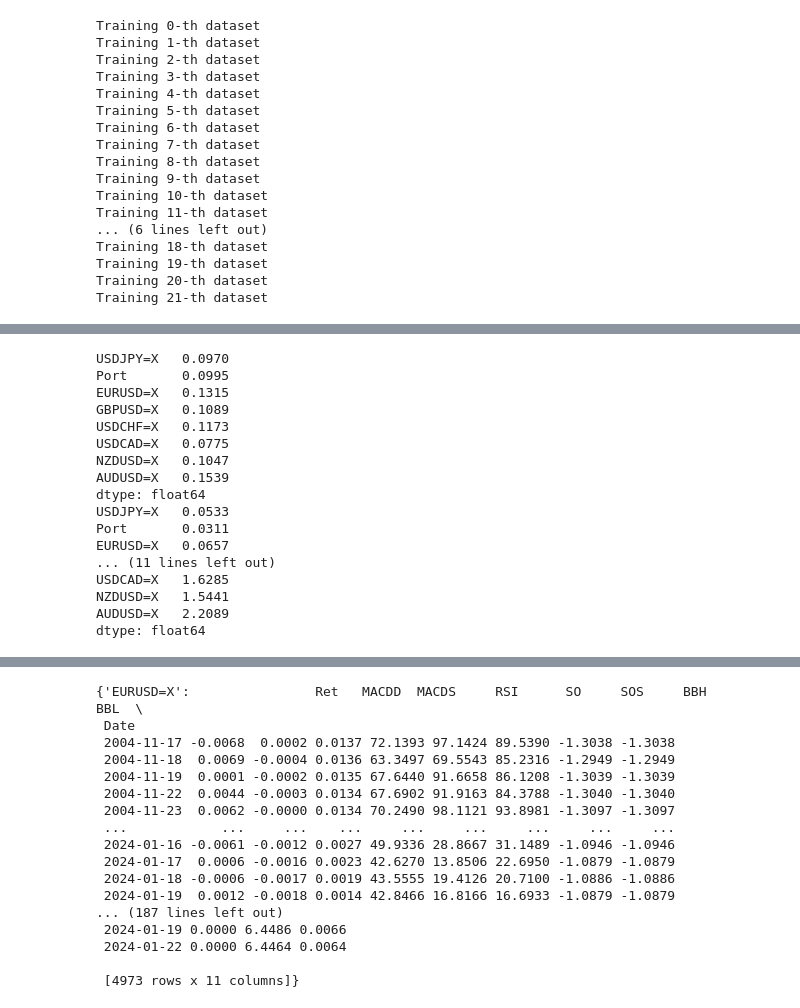
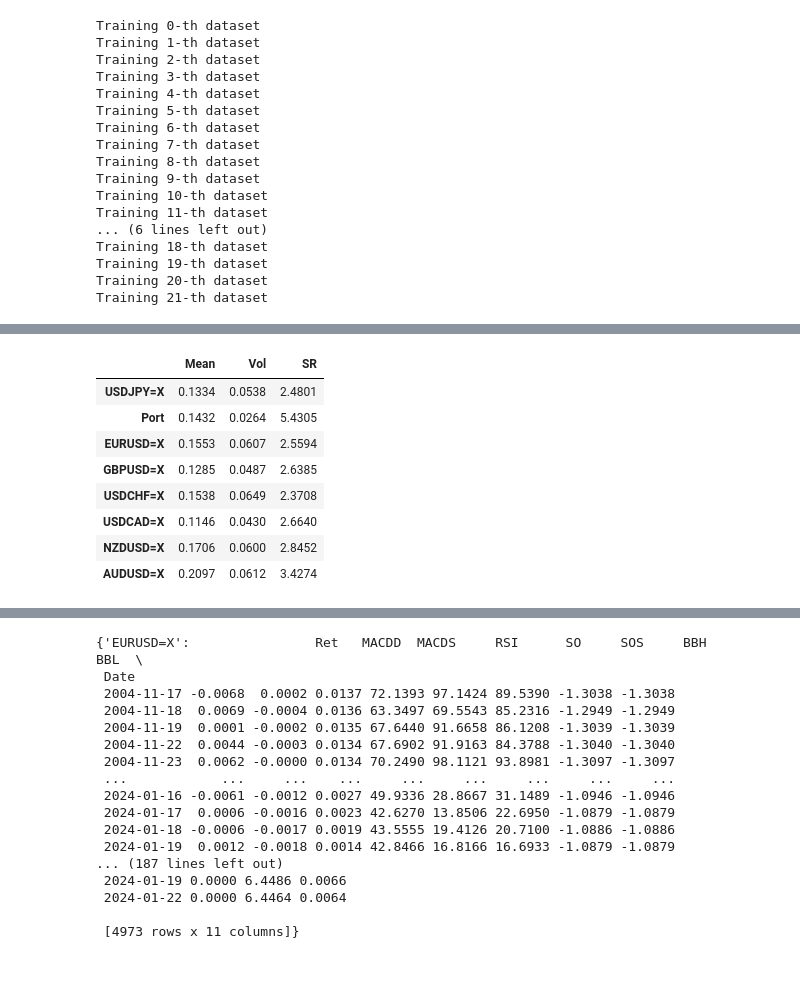
Before and after one commit to kcf1/Personal-Projects, a Jupyter notebook: Trading/FX Algo with ML/FX_Algo_with_ML.ipynb, the cells around one changed output, grey strips where cells are left out. Saved outputs shown, nothing was run; the diff lists cells and outputs as text; code cells hidden in the pictures; blank space fills up the shorter version.

```diff
--- a/Trading/FX Algo with ML/FX_Algo_with_ML.ipynb
+++ b/Trading/FX Algo with ML/FX_Algo_with_ML.ipynb
@@ -514,22 +534,17 @@ Text(0.5, 1.0, 'Walk-forward portfolio return of 7 major pairs (m=9.95% s=3.11%
-# %%
-print(concat_test_return.mean()*252)
-print(concat_test_return.std()*np.sqrt(252))
-print(concat_test_return.mean()/concat_test_return.std()*np.sqrt(252))
-# %% [output]
-USDJPY=X   0.0970
-Port       0.0995
-EURUSD=X   0.1315
-GBPUSD=X   0.1089
-USDCHF=X   0.1173
-USDCAD=X   0.0775
-NZDUSD=X   0.1047
-AUDUSD=X   0.1539
-dtype: float64
-USDJPY=X   0.0533
-Port       0.0311
-EURUSD=X   0.0657
-... (11 lines left out)
-USDCAD=X   1.6285
-NZDUSD=X   1.5441
-AUDUSD=X   2.2089
-dtype: float64
+# %%
+m = concat_test_return.mean()*252
+s = concat_test_return.std()*np.sqrt(252)
+SR = m/s
+pd.DataFrame({'Mean':m,
+              'Vol':s,
+              'SR':SR})
+# %% [output]
+|  | Mean | Vol | SR |
+| USDJPY=X | 0.1334 | 0.0538 | 2.4801 |
+| Port | 0.1432 | 0.0264 | 5.4305 |
+| EURUSD=X | 0.1553 | 0.0607 | 2.5594 |
+| GBPUSD=X | 0.1285 | 0.0487 | 2.6385 |
+| USDCHF=X | 0.1538 | 0.0649 | 2.3708 |
+| USDCAD=X | 0.1146 | 0.0430 | 2.6640 |
+| NZDUSD=X | 0.1706 | 0.0600 | 2.8452 |
+| AUDUSD=X | 0.2097 | 0.0612 | 3.4274 |
```
Also changed, not shown: parts of 6 cells of this notebook, 1 other file.
